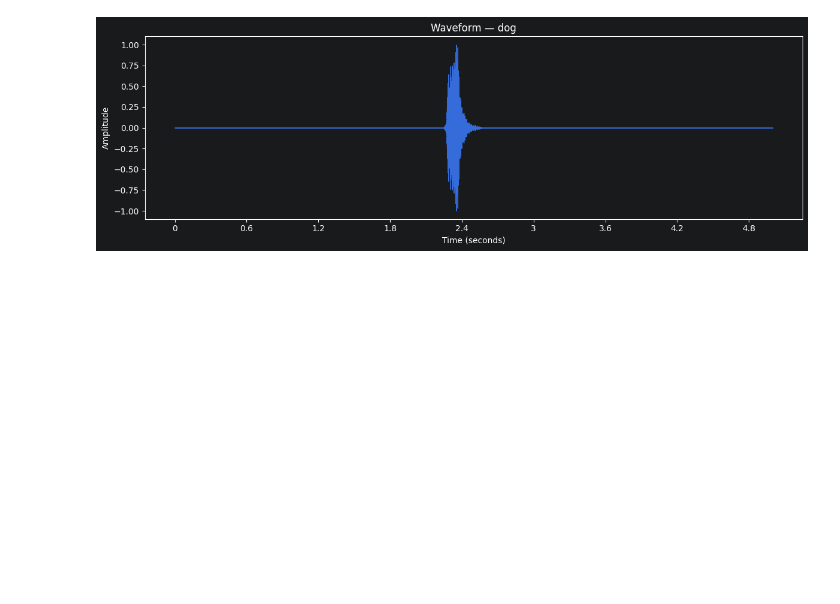
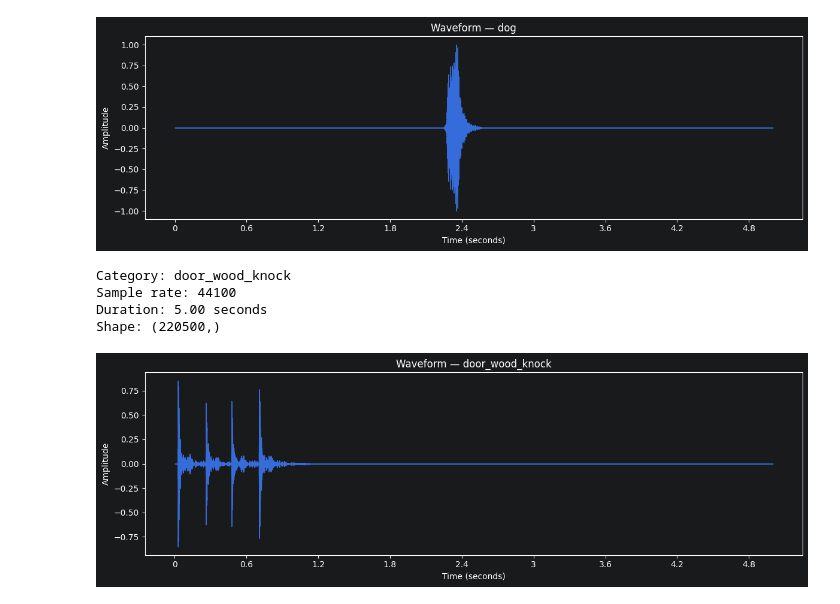
Before and after one commit to aviksarkar0204-stack/EchoNet-, a Jupyter notebook: Notebooks/01_exploration.ipynb, the cells around one changed output. Saved outputs shown, nothing was run; the diff lists cells and outputs as text; code cells hidden in the pictures; blank space fills up the shorter version.

Commit message:
Add initial data exploration steps to the notebook

```diff
--- a/Notebooks/01_exploration.ipynb
+++ b/Notebooks/01_exploration.ipynb
@@ -94,3 +94,28 @@ plt.tight_layout()
 plt.show()
 # %% [output]
 [figure]
+# %%
+sample = df.iloc[10]
+audio_pth = f'../data/ESC-50-master/ESC-50-master/audio/{sample["filename"]}'
+
+y, sr = librosa.load(audio_pth, sr=None)
+
+print(f'Category: {sample["category"]}')
+print(f'Sample rate: {sr}')
+print(f'Duration: {len(y)/sr:.2f} seconds')
+print(f'Shape: {y.shape}')
+# %% [output]
+Category: door_wood_knock
+Sample rate: 44100
+Duration: 5.00 seconds
+Shape: (220500,)
+# %%
+plt.figure(figsize=(12, 4))
+librosa.display.waveshow(y, sr=sr)
+plt.title(f'Waveform — {sample["category"]}')
+plt.xlabel('Time (seconds)')
+plt.ylabel('Amplitude')
+plt.tight_layout()
+plt.show()
+# %% [output]
+[figure, added]
```
